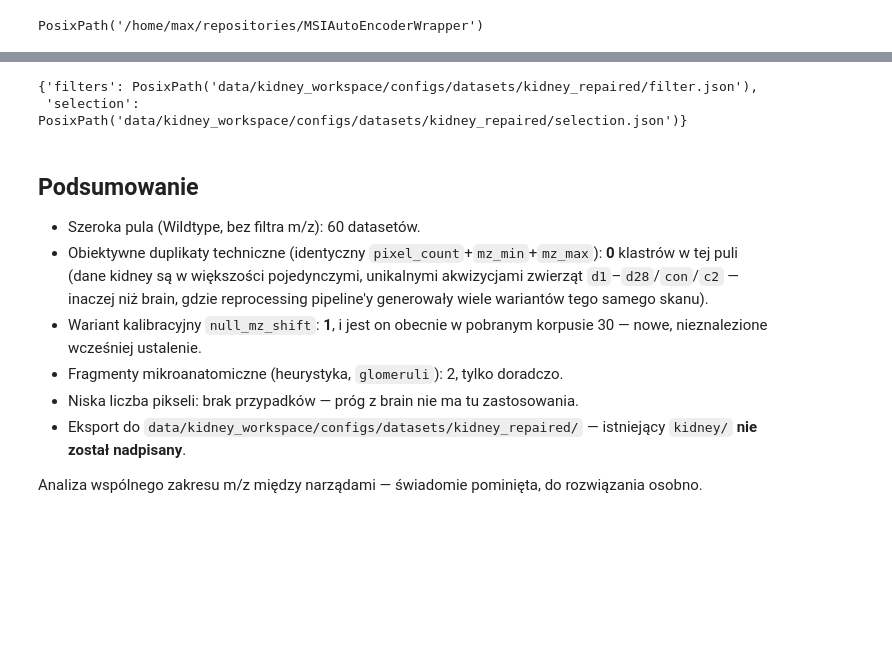
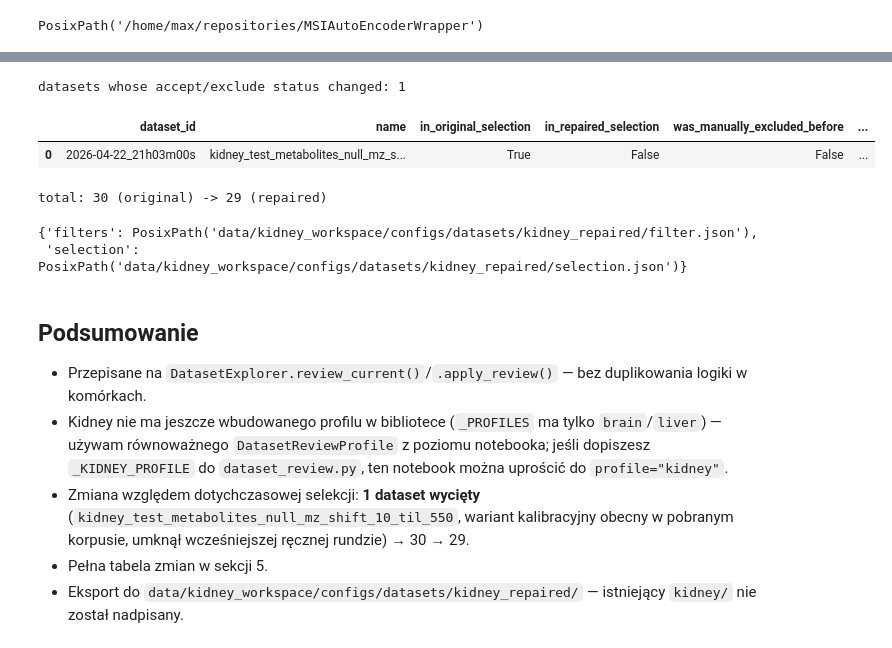
Before and after one commit to maxi7524/MSIAutoEncoderWrapper, a Jupyter notebook: assets/datasets_query/kidney_dataset_repaired.ipynb, the cells around one changed output, grey strips where cells are left out. Saved outputs shown, nothing was run; the diff lists cells and outputs as text; code cells hidden in the pictures; blank space fills up the shorter version.

```diff
--- a/assets/datasets_query/kidney_dataset_repaired.ipynb
+++ b/assets/datasets_query/kidney_dataset_repaired.ipynb
@@ -269,3 +190,30 @@ repaired kidney shortlist: 29 datasets (previously 30)
+# %%
+repaired_selected_ids = set(results_kidney_repaired["dataset_id"].astype(str))
+review_reasons = {
+    dataset_id: "high_confidence_duplicate"
+    for dataset_id in review.exclusion_ids(["high_confidence_duplicates"])
+}
+review_reasons.update({
+    dataset_id: "mz_shift_qc_variant"
+    for dataset_id in review.exclusion_ids(["mz_shift_qc_variants"])
+})
+
+comparison = results[["dataset_id", "name"]].copy()
+comparison["in_original_selection"] = comparison["dataset_id"].isin(existing_selected_ids)
+comparison["in_repaired_selection"] = comparison["dataset_id"].isin(repaired_selected_ids)
+comparison["was_manually_excluded_before"] = comparison["dataset_id"].isin(existing_excluded_ids)
+comparison["newly_excluded_reason"] = comparison["dataset_id"].map(review_reasons).fillna("")
+
+changed = comparison.loc[comparison["in_original_selection"] != comparison["in_repaired_selection"]]
+print(f"datasets whose accept/exclude status changed: {len(changed)}")
+display(changed)
+
+print(f"\ntotal: {comparison['in_original_selection'].sum()} (original) -> {comparison['in_repaired_selection'].sum()} (repaired)")
+# %% [output]
+datasets whose accept/exclude status changed: 1
+|  | dataset_id | name | in_original_selection | in_repaired_selection | was_manually_excluded_before | ... |
+| 0 | 2026-04-22_21h03m00s | kidney_test_metabolites_null_mz_s... | True | False | False | ... |
+total: 30 (original) -> 29 (repaired)
 # %%
 output_path = Path("data/kidney_workspace/configs/datasets/kidney_repaired")
 exported = explorer.export_selection(output_path, sort_by="download_size_bytes", ascending=False)
@@ -273,14 +221,11 @@ exported
 # %% [output]
 {'filters': PosixPath('data/kidney_workspace/configs/datasets/kidney_repaired/filter.json'),
  'selection': PosixPath('data/kidney_workspace/configs/datasets/kidney_repaired/selection.json')}
-# %% [markdown]
-## Podsumowanie
-
-- Szeroka pula (Wildtype, bez filtra m/z): 60 datasetów.
-- Obiektywne duplikaty techniczne (identyczny `pixel_count`+`mz_min`+`mz_max`): **0** klastrów w tej puli (dane kidney są w większości pojedynczymi, unikalnymi akwizycjami zwierząt `d1`–`d28`/`con`/`c2` — inaczej niż brain, gdzie reprocessing pipeline'y generowały wiele wariantów tego samego skanu).
-- Wariant kalibracyjny `null_mz_shift`: **1**, i jest on obecnie w pobranym korpusie 30 — nowe, nieznalezione wcześniej ustalenie.
-- Fragmenty mikroanatomiczne (heurystyka, `glomeruli`): 2, tylko doradczo.
-- Niska liczba pikseli: brak przypadków — próg z brain nie ma tu zastosowania.
-- Eksport do `data/kidney_workspace/configs/datasets/kidney_repaired/` — istniejący `kidney/` **nie został nadpisany**.
-
-Analiza wspólnego zakresu m/z między narządami — świadomie pominięta, do rozwiązania osobno.
+# %% [markdown]
+## Podsumowanie
+
+- Przepisane na `DatasetExplorer.review_current()`/`.apply_review()` — bez duplikowania logiki w komórkach.
+- Kidney nie ma jeszcze wbudowanego profilu w bibliotece (`_PROFILES` ma tylko `brain`/`liver`) — używam równoważnego `DatasetReviewProfile` z poziomu notebooka; jeśli dopiszesz `_KIDNEY_PROFILE` do `dataset_review.py`, ten notebook można uprościć do `profile="kidney"`.
+- Zmiana względem dotychczasowej selekcji: **1 dataset wycięty** (`kidney_test_metabolites_null_mz_shift_10_til_550`, wariant kalibracyjny obecny w pobranym korpusie, umknął wcześniejszej ręcznej rundzie) → 30 → 29.
+- Pełna tabela zmian w sekcji 5.
+- Eksport do `data/kidney_workspace/configs/datasets/kidney_repaired/` — istniejący `kidney/` nie został nadpisany.
```
Also changed, not shown: parts of 19 cells of this notebook, 9 other files.
